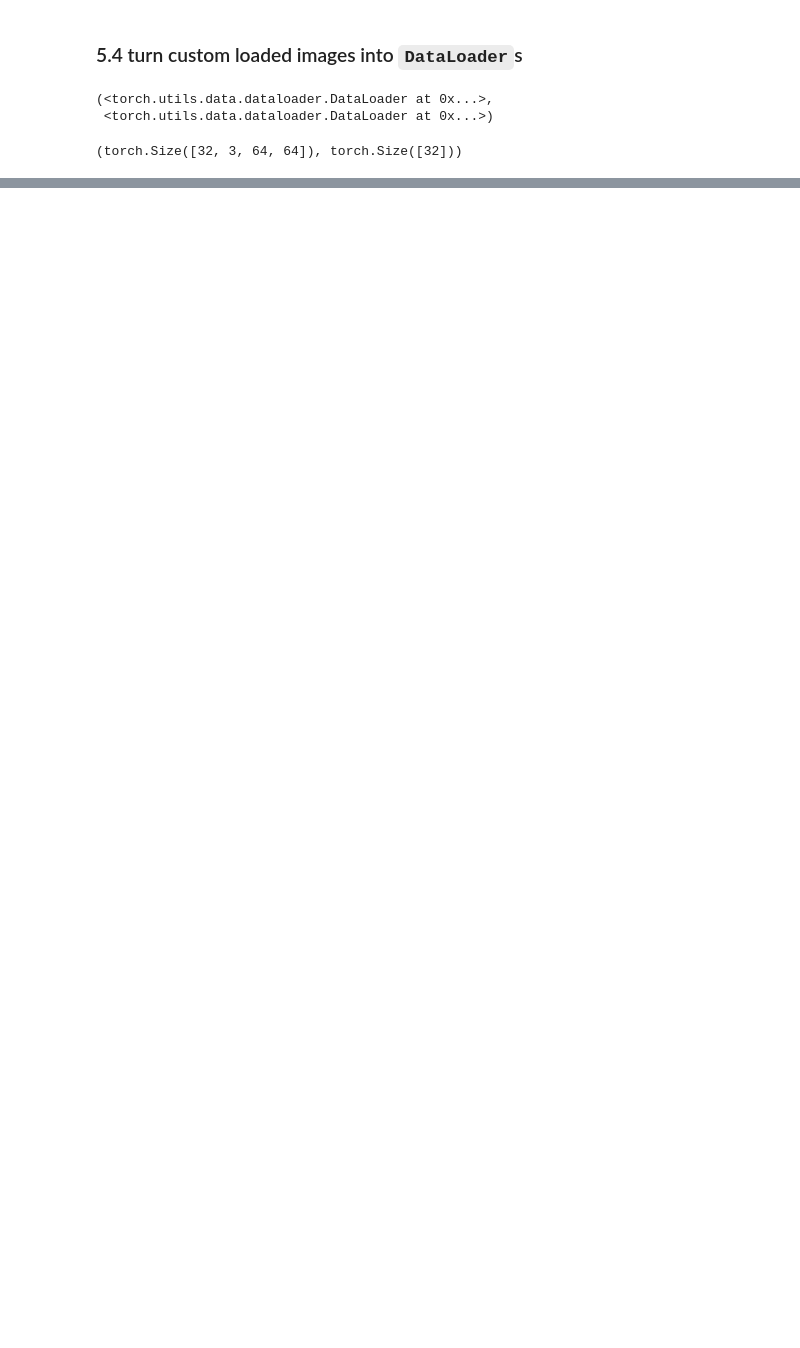
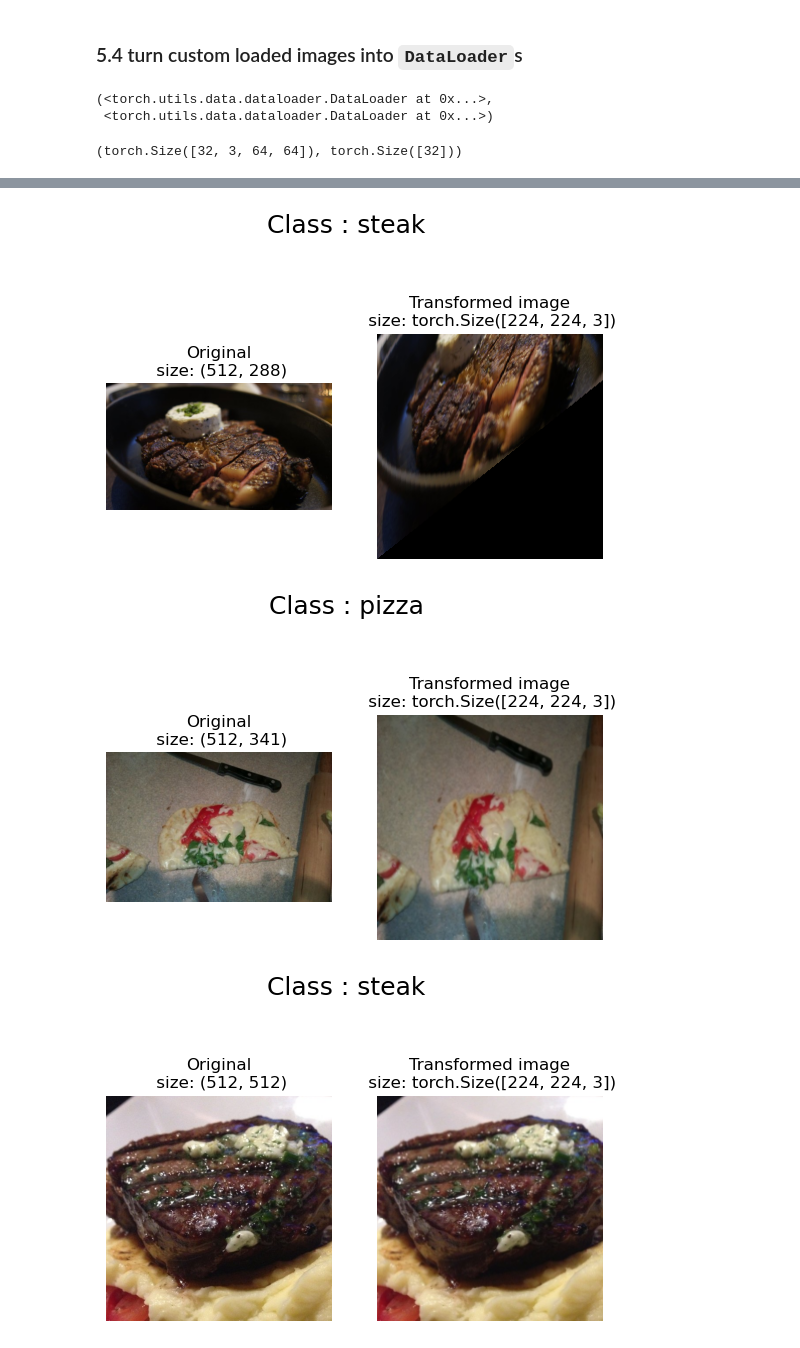
Before and after one commit to diyangraditya/PyTorchLearnings_UDEMY, a Jupyter notebook: Notebooks/UDEMY_04_PyTorch_custom_datasets.ipynb, the cells around one changed output, grey strips where cells are left out. Saved outputs shown, nothing was run; the diff lists cells and outputs as text; code cells hidden in the pictures; blank space fills up the shorter version.

```diff
--- a/Notebooks/UDEMY_04_PyTorch_custom_datasets.ipynb
+++ b/Notebooks/UDEMY_04_PyTorch_custom_datasets.ipynb
@@ -653,0 +666,15 @@ img_custom.shape, label_custom.shape
+# %%
+# let's look at trivialaugment - https://docs.pytorch.org/vision/main/generated/torchvision.transforms.v2.TrivialAugmentWide.html#torchvision.transforms.v2.TrivialAugmentWide
+
+from torchvision import transforms
+
+train_transform = transforms.Compose([
+    transforms.Resize(size=(224, 224)),
+    transforms.TrivialAugmentWide(num_magnitude_bins=31),
+    transforms.ToTensor()
+])
+
+test_transform = transforms.Compose([
+    transforms.Resize(size=(224, 224)),
+    transforms.ToTensor()
+])
@@ -653,0 +685,4 @@ img_custom.shape, label_custom.shape
+# %%
+# get all the image paths
+image_path_list = list(image_path.glob("*/*/*.jpg"))
+image_path_list[:10]
@@ -653,0 +700,12 @@ img_custom.shape, label_custom.shape
+# %%
+# plot random transfromed images
+plot_transformed_images(
+    image_paths = image_path_list,
+    transform = train_transform,
+    n=3,
+    seed = None
+)
+# %% [output]
+[figure, added]
+[figure, added]
+[figure, added]
```
Also changed, not shown: parts of 10 cells of this notebook.
